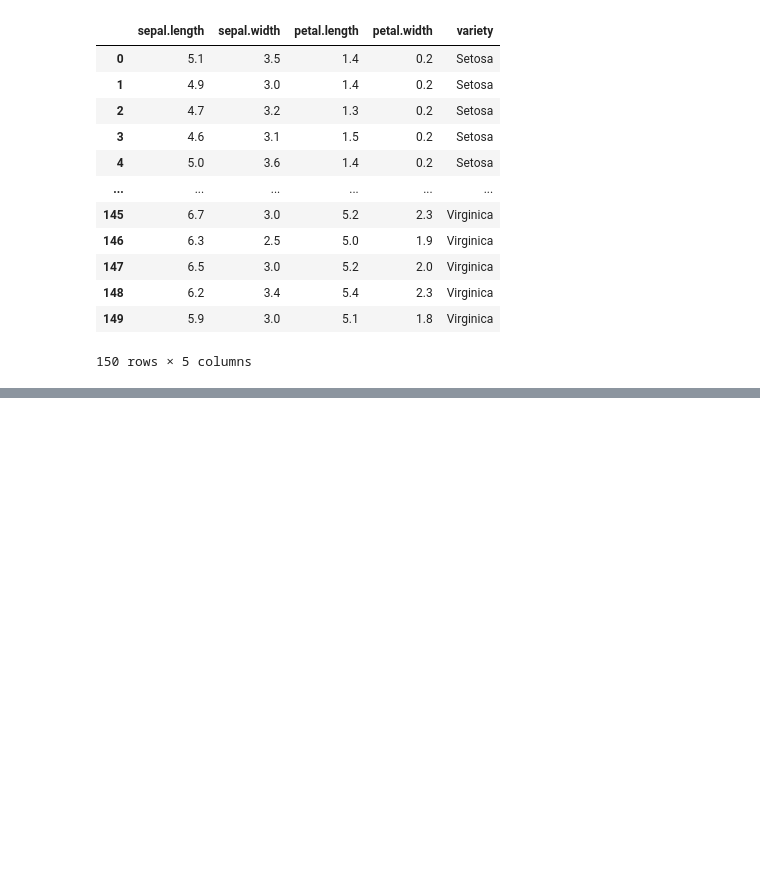
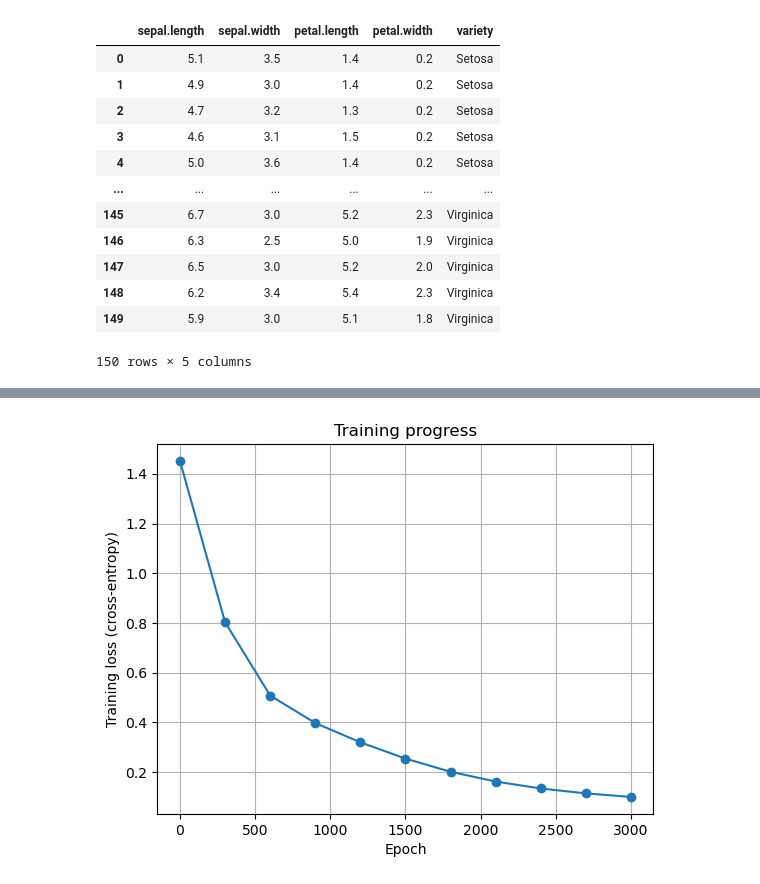
Before and after one commit to EmmyKernel/AI_Models, a Jupyter notebook: FlowerPredictionModel.ipynb, the cells around one changed output, grey strips where cells are left out. Drawn from its saved outputs; the diff is of its cells as text; code cells hidden in the pictures; blank space fills up the shorter version.

```diff
--- a/FlowerPredictionModel.ipynb
+++ b/FlowerPredictionModel.ipynb
@@ -23,0 +62,5 @@ data
+# %%
+n = len(X)
+perm = np.random.permutation(n)
+X = X[perm]
+y = y[perm]
@@ -23,0 +90,9 @@ data
+# %%
+def sigmoid(x):
+    return 1 / (1 + np.exp(-x))
+
+def softmax(x):
+    # subtracting the row-max before exponentiating avoids overflow for large numbers
+    z = x - np.max(x, axis=1, keepdims=True)
+    ex = np.exp(z)
+    return ex / np.sum(ex, axis=1, keepdims=True)
@@ -23,0 +116,22 @@ data
+# %%
+def forward(X):
+    h1_in = X.dot(w1) + b1
+    h1_out = sigmoid(h1_in)
+
+    h2_in = h1_out.dot(w2) + b2
+    h2_out = sigmoid(h2_in)
+
+    out_in = h2_out.dot(w3) + b3
+    out = softmax(out_in)
+
+    return h1_out, h2_out, out
+
+def accuracy(X, y_true):
+    _, _, out = forward(X)
+    preds = np.argmax(out, axis=1)
+    trues = np.argmax(y_true, axis=1)
+    return np.mean(preds == trues)
+
+def cross_entropy_loss(pred, true):
+    eps = 1e-9  # avoids log(0)
+    return -np.mean(np.sum(true * np.log(pred + eps), axis=1))
@@ -23,0 +195,11 @@ data
+# %%
+epochs_plotted, losses_plotted = zip(*train_losses)
+plt.plot(epochs_plotted, losses_plotted, marker='o')
+plt.xlabel('Epoch')
+plt.ylabel('Training loss (cross-entropy)')
+plt.title('Training progress')
+plt.grid(True)
+plt.savefig('training_loss.png')
+plt.show()
+# %% [output]
+[figure, added]
```
Also changed, not shown: parts of 6 cells of this notebook, 1 other file.
